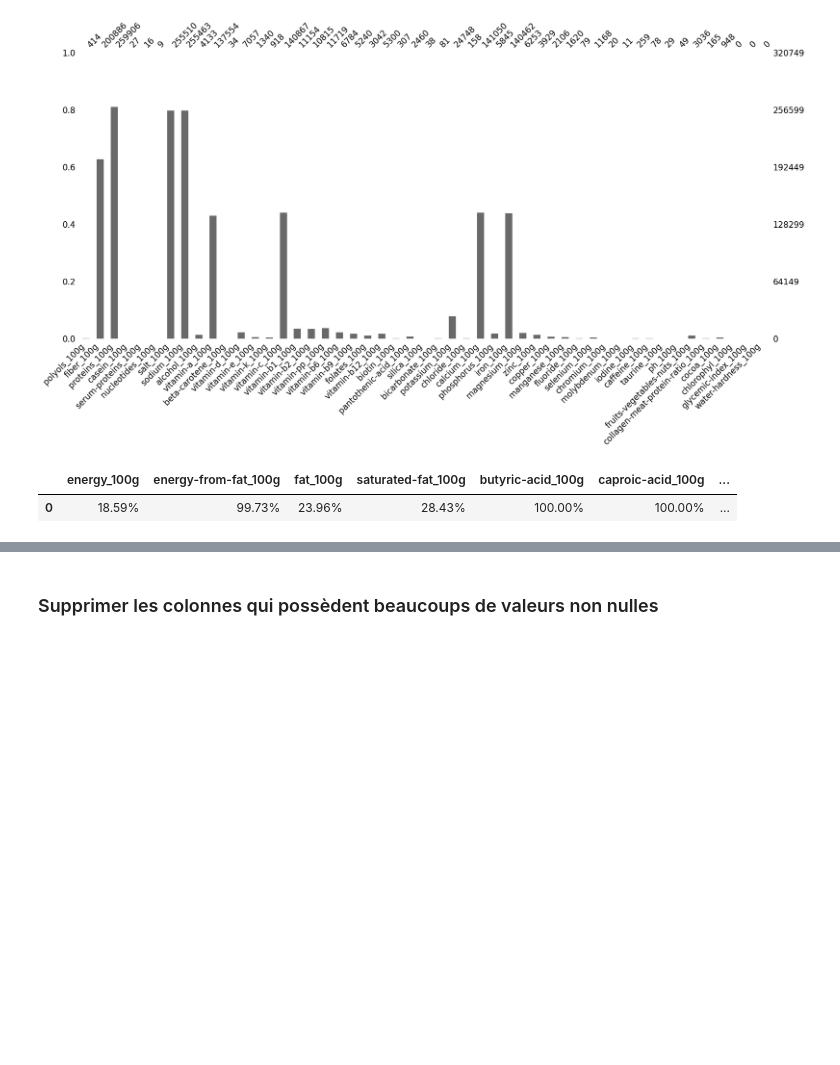
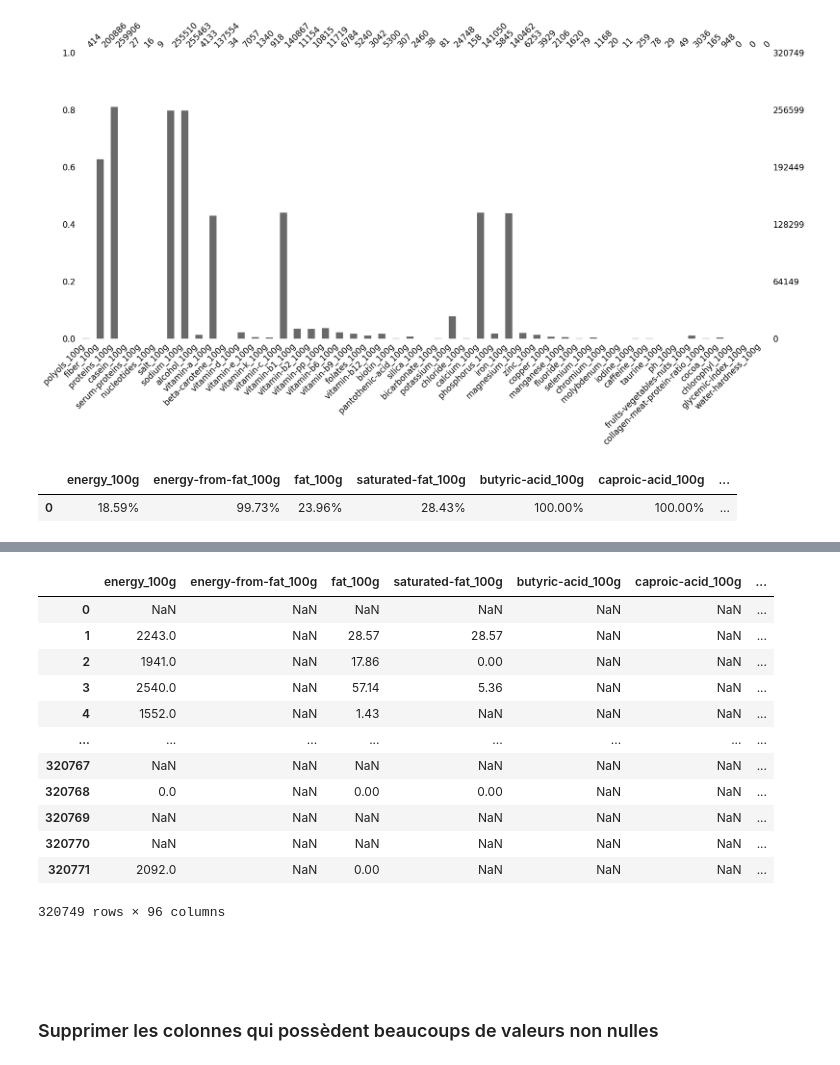
Before and after one commit to kevin-EK/Concevez-une-application-au-service-de-la-sant-publique, a Jupyter notebook: P3 Sélection de variable & Feature Engenering Brouillon .ipynb, the cells around one changed output, grey strips where cells are left out. Cells and saved outputs as stored; diff of their text form; code cells hidden in the pictures; blank space fills up the shorter version.

```diff
--- a/P3 Sélection de variable & Feature Engenering Brouillon .ipynb
+++ b/P3 Sélection de variable & Feature Engenering Brouillon .ipynb
@@ -630,3 +675,28 @@ len(colgarder)
+# %%
+#fillna
+
+# nutrition_facts
+df_openfoodfacts[nutrition_facts].fillna(0,inplace=True)
+# %% [output]
+|  | energy_100g | energy-from-fat_100g | fat_100g | saturated-fat_100g | butyric-acid_100g | caproic-acid_100g | ... |
+| 0 | NaN | NaN | NaN | NaN | NaN | NaN | ... |
+| 1 | 2243.0 | NaN | 28.57 | 28.57 | NaN | NaN | ... |
+| 2 | 1941.0 | NaN | 17.86 | 0.00 | NaN | NaN | ... |
+| 3 | 2540.0 | NaN | 57.14 | 5.36 | NaN | NaN | ... |
+| 4 | 1552.0 | NaN | 1.43 | NaN | NaN | NaN | ... |
+| ... | ... | ... | ... | ... | ... | ... | ... |
+| 320767 | NaN | NaN | NaN | NaN | NaN | NaN | ... |
+| 320768 | 0.0 | NaN | 0.00 | 0.00 | NaN | NaN | ... |
+| 320769 | NaN | NaN | NaN | NaN | NaN | NaN | ... |
+| 320770 | NaN | NaN | NaN | NaN | NaN | NaN | ... |
+| 320771 | 2092.0 | NaN | 0.00 | NaN | NaN | NaN | ... |
+320749 rows × 96 columns
+# %% [markdown]
+</br>
+# %% [markdown]
+</br>
+# %% [markdown]
+</br>
 # %% [markdown]
 ### Supprimer les colonnes qui possèdent beaucoups de valeurs non nulles
 # %%
```
Also changed, not shown: parts of 33 cells of this notebook.
